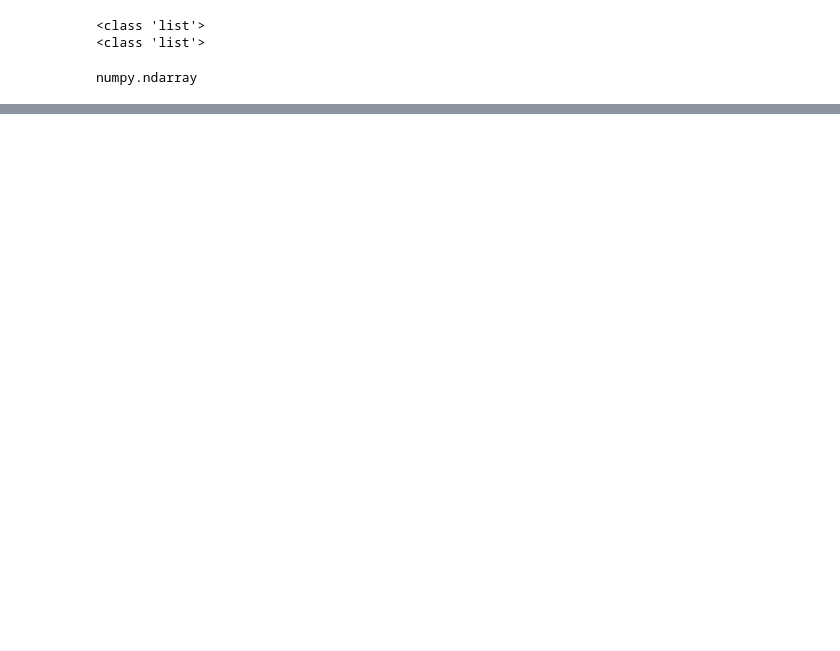
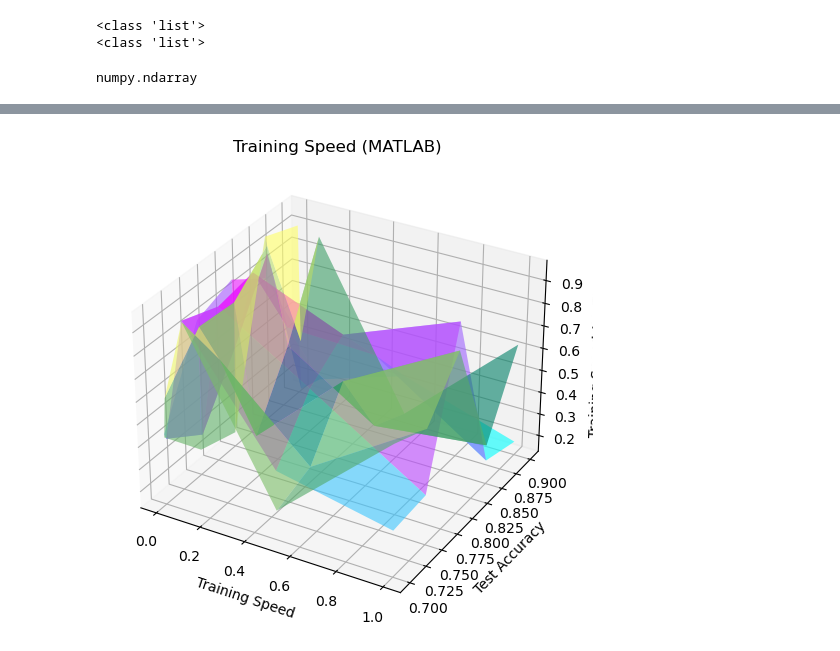
Before and after one commit to yumi-h-1/Predicting-Bank-Customer-Churn, a Jupyter notebook: NECO_groupwork/UAT2 of Credit_churn_rate.ipynb, the cells around one changed output, grey strips where cells are left out. Saved outputs shown, nothing was run; the diff lists cells and outputs as text; code cells hidden in the pictures; blank space fills up the shorter version.

```diff
--- a/NECO_groupwork/UAT2 of Credit_churn_rate.ipynb
+++ b/NECO_groupwork/UAT2 of Credit_churn_rate.ipynb
@@ -505,0 +604,40 @@ Fianl model - Testing set accuracy: 78.95%
+# %%
+import numpy as np
+import matplotlib.pyplot as plt
+from mpl_toolkits.mplot3d import Axes3D
+
+# Example data for Python and MATLAB (replace with your actual data)
+python_training_speeds = np.random.rand(5, 5)  # Random values for training speeds
+matlab_training_speeds = np.random.rand(5, 5)  # Random values for training speeds
+test_accuracies = np.random.rand(5, 5)  # Random values for test accuracies
+
+# Training speeds and test accuracies for the meshgrid
+training_speeds = [0.001, 0.01, 0.1, 0.5, 1.0]  # Example training speeds
+test_accuracies = [0.7, 0.75, 0.8, 0.85, 0.9]  # Example test accuracies
+
+# Create meshgrid
+X, Y = np.meshgrid(training_speeds, test_accuracies)
+
+# Create a 3D figure
+fig = plt.figure(figsize=(12, 6))
+ax = fig.add_subplot(111, projection='3d')
+
+# Plot Python training speeds
+ax.plot_surface(X, Y, python_training_speeds, cmap='summer', edgecolor='none', label='Python', alpha=0.6)
+ax.set_xlabel('Training Speed')
+ax.set_ylabel('Test Accuracy')
+ax.set_zlabel('Training Speed (Python)')
+ax.set_title('Training Speed (Python)')
+
+# Plot MATLAB training speeds
+ax.plot_surface(X, Y, matlab_training_speeds, cmap='cool', edgecolor='none', label='MATLAB', alpha=0.6)
+ax.set_xlabel('Training Speed')
+ax.set_ylabel('Test Accuracy')
+ax.set_zlabel('Training Speed (MATLAB)')
+ax.set_title('Training Speed (MATLAB)')
+
+# Add a legend
+
+plt.show()
+# %% [output]
+[figure, added]
```
Also changed, not shown: parts of 46 cells of this notebook, 7 other files.
